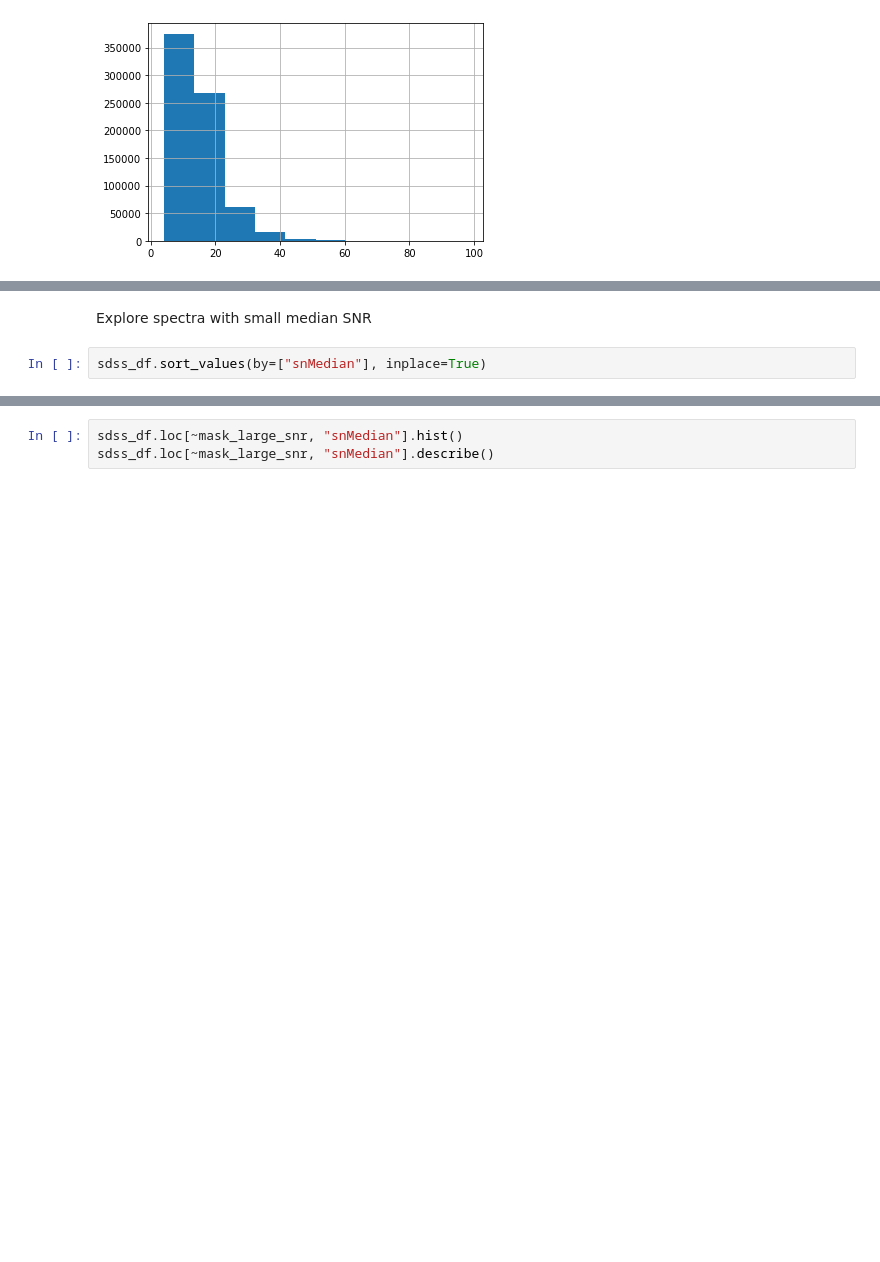
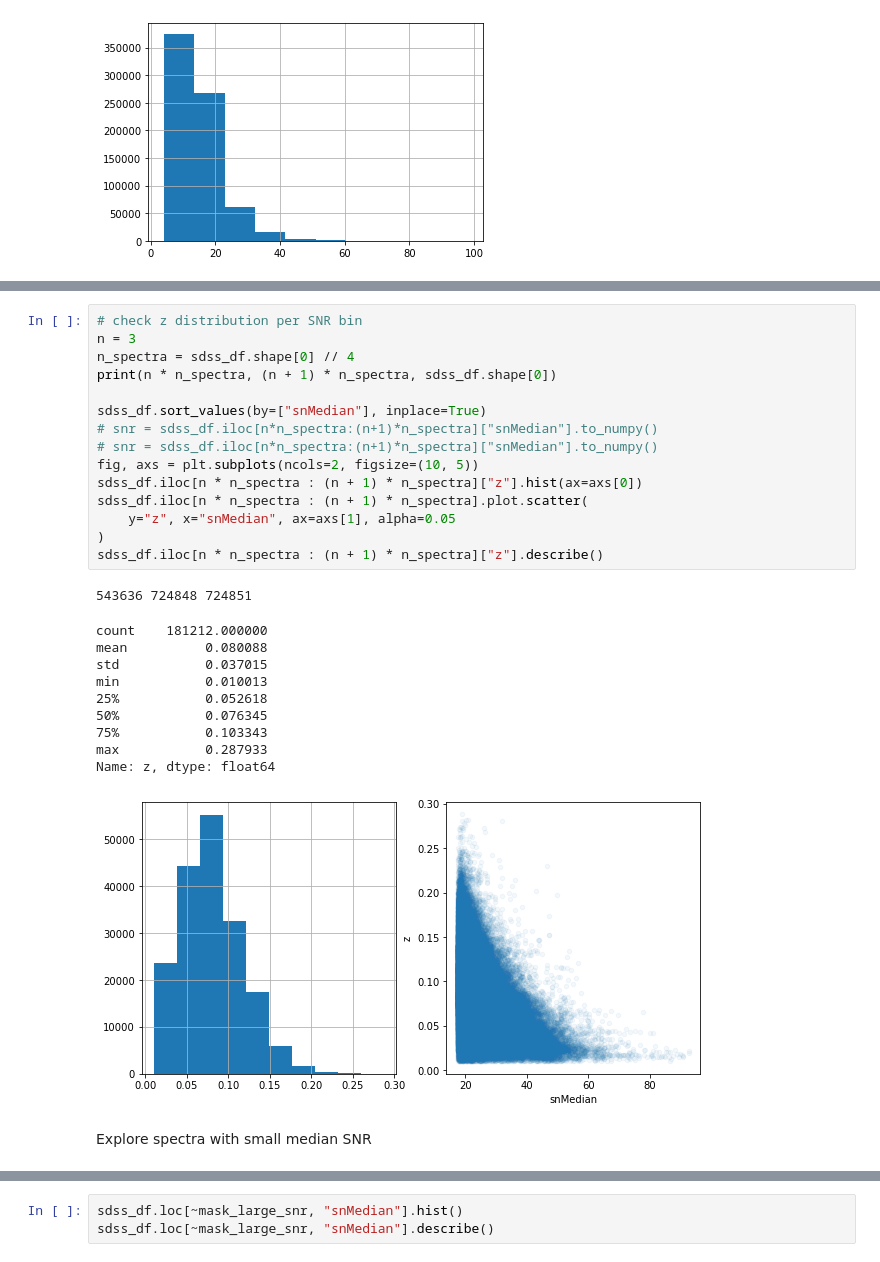
Before and after one commit to ed-ortizm/sdss, a Jupyter notebook: sample/explore_bins.ipynb, the cells around one changed output, grey strips where cells are left out. Cells and saved outputs as stored; diff of their text form; blank space fills up the shorter version.

```diff
--- a/sample/explore_bins.ipynb
+++ b/sample/explore_bins.ipynb
@@ -39,5 +60,30 @@ Name: snMedian, dtype: float64
+# %%
+# check z distribution per SNR bin
+n = 3
+n_spectra = sdss_df.shape[0] // 4
+print(n * n_spectra, (n + 1) * n_spectra, sdss_df.shape[0])
+
+sdss_df.sort_values(by=["snMedian"], inplace=True)
+# snr = sdss_df.iloc[n*n_spectra:(n+1)*n_spectra]["snMedian"].to_numpy()
+# snr = sdss_df.iloc[n*n_spectra:(n+1)*n_spectra]["snMedian"].to_numpy()
+fig, axs = plt.subplots(ncols=2, figsize=(10, 5))
+sdss_df.iloc[n * n_spectra : (n + 1) * n_spectra]["z"].hist(ax=axs[0])
+sdss_df.iloc[n * n_spectra : (n + 1) * n_spectra].plot.scatter(
+    y="z", x="snMedian", ax=axs[1], alpha=0.05
+)
+sdss_df.iloc[n * n_spectra : (n + 1) * n_spectra]["z"].describe()
+# %% [output]
+543636 724848 724851
+count    181212.000000
+mean          0.080088
+std           0.037015
+min           0.010013
+25%           0.052618
+50%           0.076345
+75%           0.103343
+max           0.287933
+Name: z, dtype: float64
+[figure, added]
 # %% [markdown]
 Explore spectra with small median SNR
-# %%
-sdss_df.sort_values(by=["snMedian"], inplace=True)
 # %%
```
Also changed, not shown: parts of 8 cells of this notebook, 3 other files.
